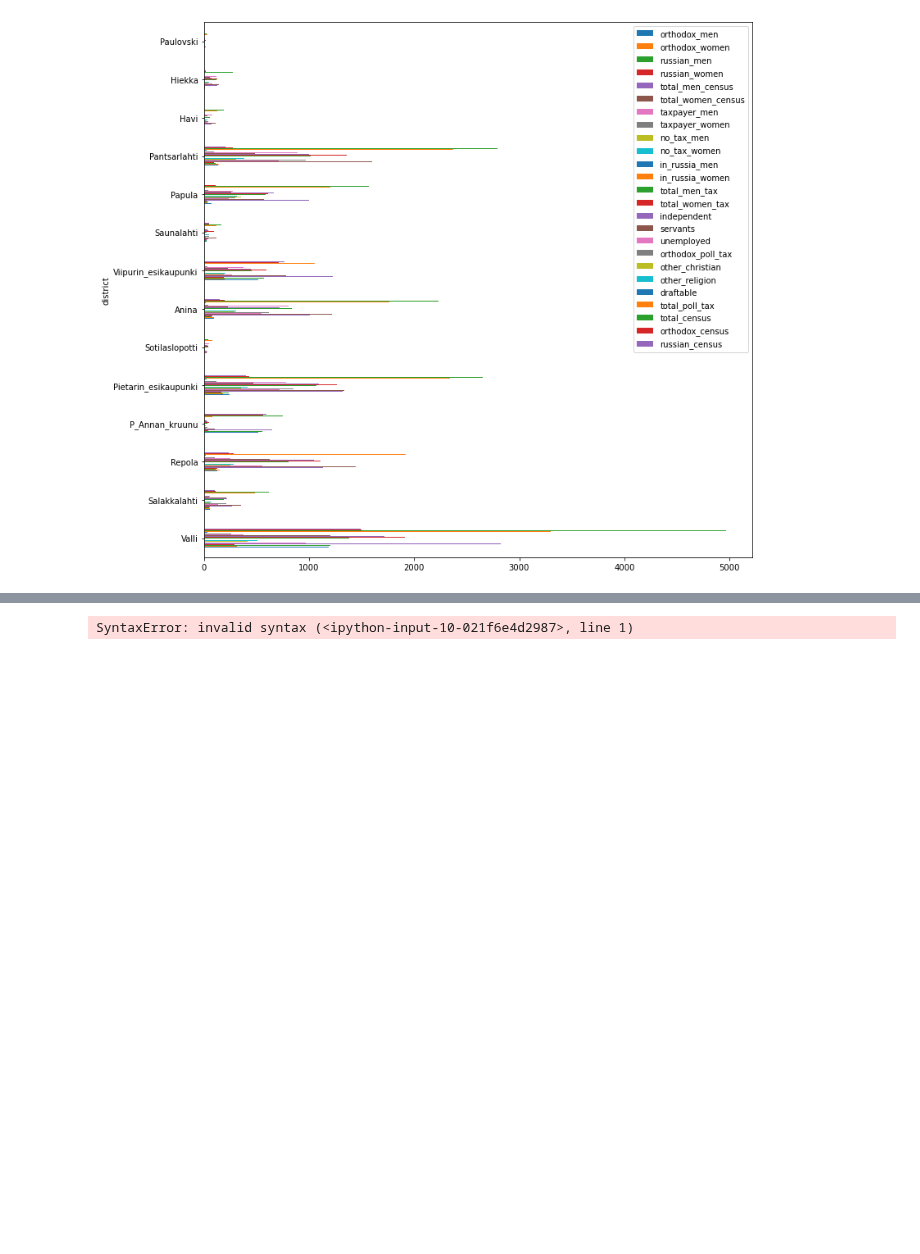
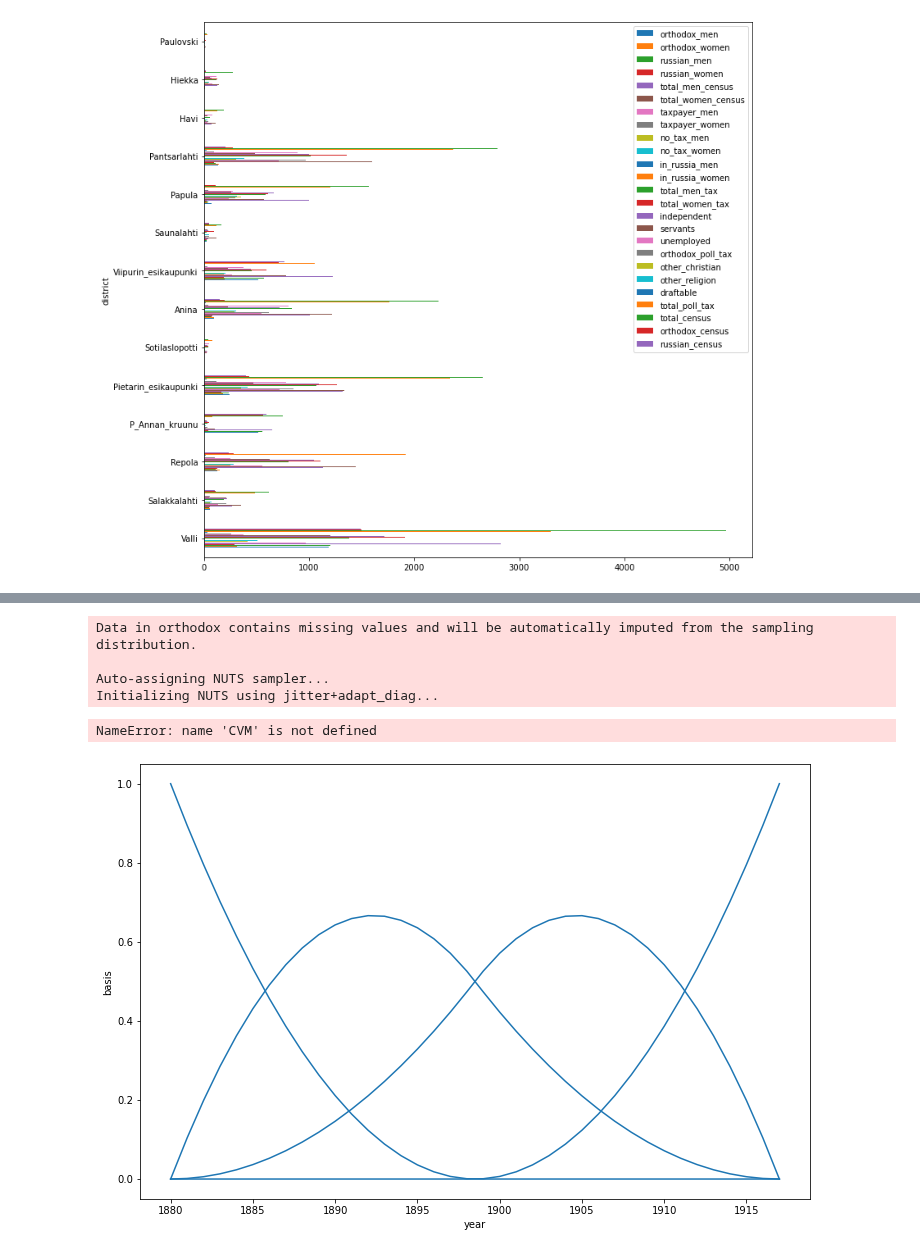
Before and after one commit to AnttiHaerkoenen/vyborg_orthodox, a Jupyter notebook: notebooks/missing_orthodox.ipynb, the cells around one changed output, grey strips where cells are left out. Drawn from its saved outputs; the diff is of its cells as text; code cells hidden in the pictures; blank space fills up the shorter version.

```diff
--- a/notebooks/missing_orthodox.ipynb
+++ b/notebooks/missing_orthodox.ipynb
@@ -238,7 +249,7 @@ regression_data = pd.DataFrame(data=({
     'Seurakunta': data.loc['1880':'1917', 'Seurakunta'],
 }))
 # %%
-n_knots = 3!pip install -U kaleido
+n_knots = 3
 
 knot_list = np.linspace(regression_data.Vuosi.min(), regression_data.Vuosi.max(), n_knots)
 B = dmatrix(
@@ -272,34 +283,39 @@ with pm.Model() as model:
 # weight_m = np.vstack((regression_data.Vuosi, regression_data.Vuosi ** 2, regression_data.Vuosi ** 3))
 # with pm.Model() as model:
 #     a = pm.Normal("a", 0, 1)
 #     b = pm.Normal("b", 0, 1, shape=3)
 #     sigma = pm.HalfNormal("sigma", sd=1)
 #     mu = pm.Deterministic("mu", a + pm.math.dot(b, weight_m))
 #     orthodox = pm.Normal("orthodox", mu=mu, sd=sigma, observed=regression_data.Kaupunki)
 #     posterior = pm.sample(1000, tune=5000)
 
 pm.model_graph.ModelGraph(model)
 plt.show()
 
 ax = az.plot_hdi(regression_data.Vuosi, posterior["mu"], color="k", hdi_prob=0.9)
 ax.plot(regression_data.Vuosi, regression_data.Kaupunki, "o", alpha=0.7)
 fig = plt.gcf()
 fig.set_size_inches(8, 6)
 ax.set_ylim(0, 1600)
 ax.set_xlabel("Vuosi")
 ax.set_ylabel("Henkikirja")
 plt.show()
 
 az.plot_posterior(posterior)
 plt.show()
 
 az.plot_forest(posterior, hdi_prob=0.9, combined=False)
 plt.show()
 
 az.plot_trace(posterior)
 plt.show()
 # %% [output]
-SyntaxError: invalid syntax (<ipython-input-10-021f6e4d2987>, line 1)
+Data in orthodox contains missing values and will be automatically imputed from the sampling distribution.
+
+Auto-assigning NUTS sampler...
+Initializing NUTS using jitter+adapt_diag...
+NameError: name 'CVM' is not defined
+[figure, added]
 # %%
 om_hdi = pm.stats.hdi(posterior, hdi_prob=0.9)['orthodox_missing'].values
 
```
Also changed, not shown: parts of 4 cells of this notebook.
